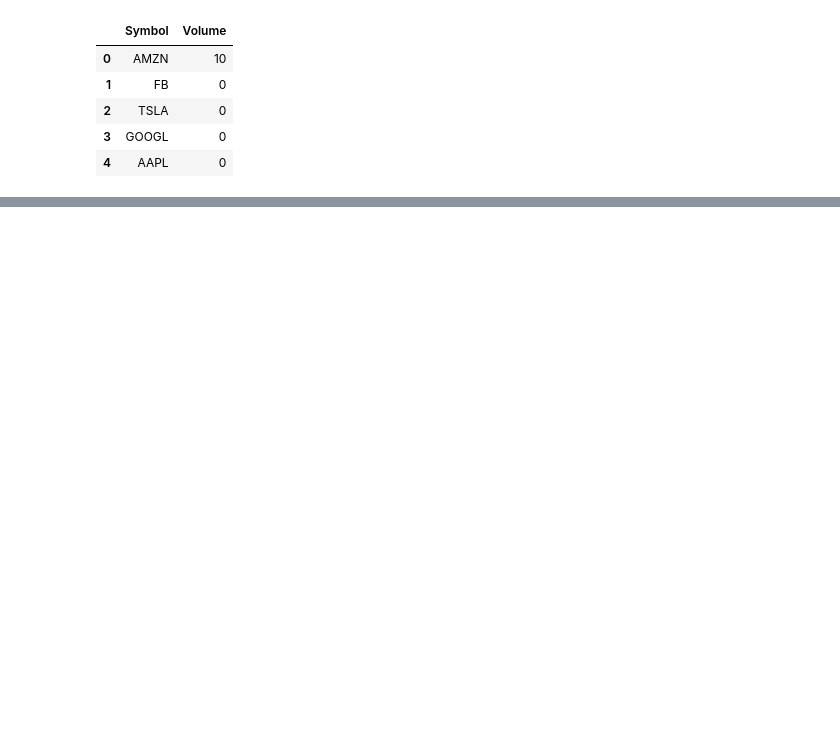
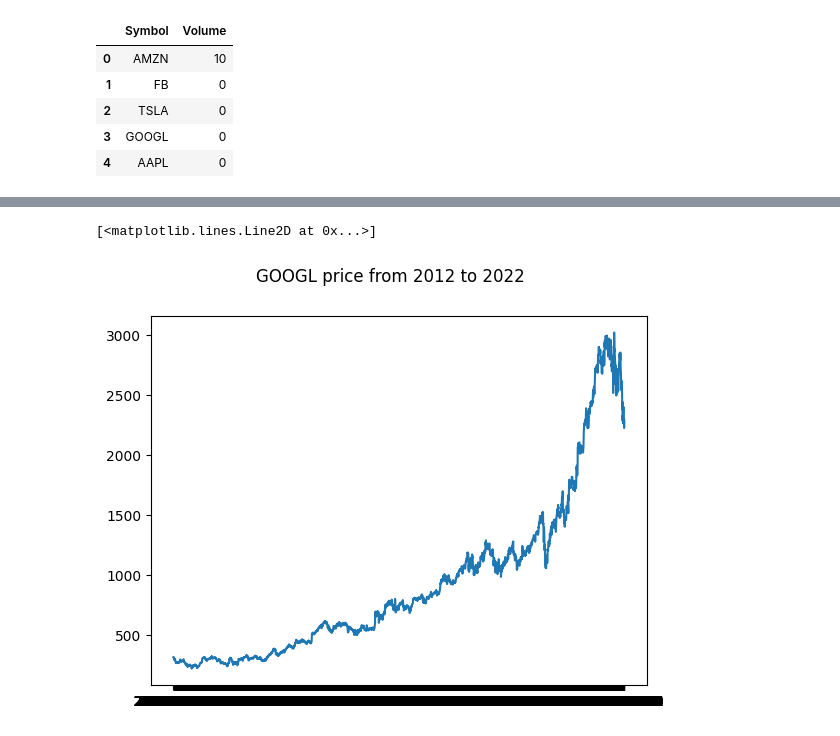
Before and after one commit to Sam1AT/AP-First-F, a Jupyter notebook: Stocks_analytics.ipynb, the cells around one changed output, grey strips where cells are left out. Saved outputs shown, nothing was run; the diff lists cells and outputs as text; code cells hidden in the pictures; blank space fills up the shorter version.

Commit message:
adding plots to the project

```diff
--- a/Stocks_analytics.ipynb
+++ b/Stocks_analytics.ipynb
@@ -139,0 +171,8 @@ users[0].show_stocks()
+# %%
+stock_sym = 'GOOGL' # for example we use AMZN for seeing the chart
+filtered_data = stock_market_data[stock_market_data['Symbol'] == stock_sym]
+plt.suptitle(stock_sym + ' price from 2012 to 2022')
+plt.plot(filtered_data['Date'] , filtered_data['Open'])
+# %% [output]
+[<matplotlib.lines.Line2D at 0x...>]
+[figure, added]
```
Also changed, not shown: parts of 11 cells of this notebook.
